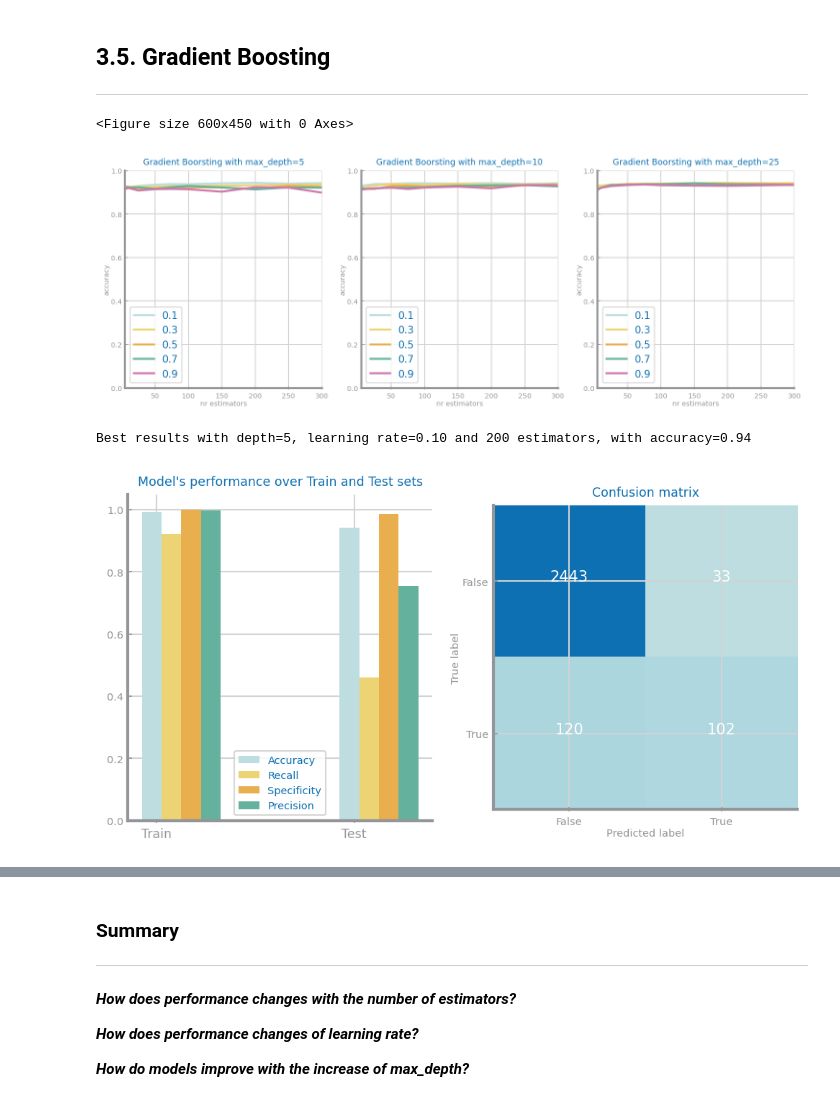
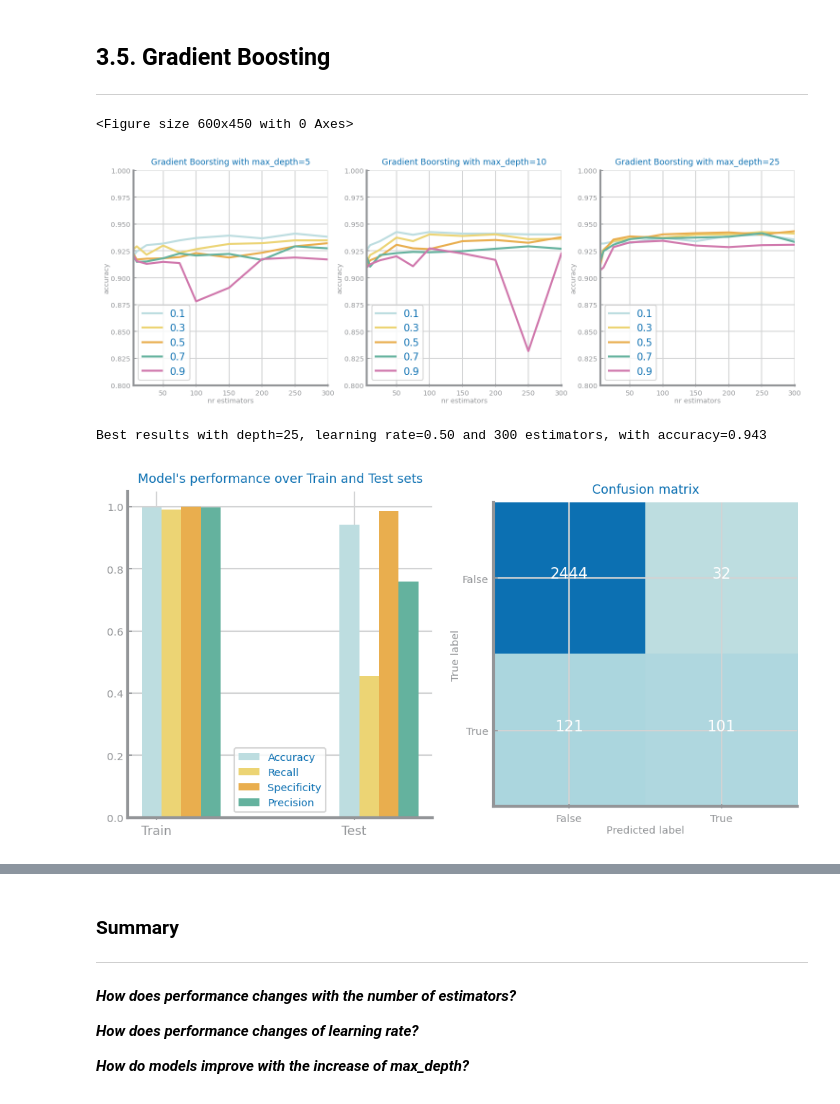
Before and after one commit to filipesousaist/ds_project, a Jupyter notebook: dataset2/Gradient Boosting/3_Classification.ipynb, the cells around one changed output, grey strips where cells are left out. Cells and saved outputs as stored; diff of their text form; code cells hidden in the pictures.

```diff
--- a/dataset2/Gradient Boosting/3_Classification.ipynb
+++ b/dataset2/Gradient Boosting/3_Classification.ipynb
@@ -34,39 +34,39 @@ n_estimators = [5, 10, 25, 50, 75, 100, 150, 200, 250, 300]
 max_depths = [5, 10, 25]
 learning_rate = [.1, .3, .5, .7, .9]
 best = ('', 0, 0)
 last_best = 0
 best_tree = None
 
 cols = len(max_depths)
 plt.figure()
 fig, axs = plt.subplots(1, cols, figsize=(cols*ds.HEIGHT, ds.HEIGHT), squeeze=False)
 for k in range(len(max_depths)):
     d = max_depths[k]
     values = {}
     for lr in learning_rate:
         yvalues = []
         for n in n_estimators:
             gb = GradientBoostingClassifier(n_estimators=n, max_depth=d, learning_rate=lr)
             gb.fit(trnX, trnY)
             prdY = gb.predict(tstX)
             yvalues.append(metrics.accuracy_score(tstY, prdY))
             if yvalues[-1] > last_best:
                 best = (d, lr, n)
                 last_best = yvalues[-1]
                 best_tree = gb
         values[lr] = yvalues
     ds.multiple_line_chart(n_estimators, values, ax=axs[0, k], title='Gradient Boorsting with max_depth=%d'%d,
-                           xlabel='nr estimators', ylabel='accuracy', percentage=True)
+                           xlabel='nr estimators', ylabel='accuracy', percentage=True, yrange=(0.8, 1))
 
 plt.show()
 print('Best results with depth=%d, learning rate=%1.2f and %d estimators, with accuracy=%1.3f'%(best[0], best[1], best[2], last_best))
 # %% [output]
 <Figure size 600x450 with 0 Axes>
-[figure, old version]
+[figure, new version]
-Best results with depth=5, learning rate=0.10 and 200 estimators, with accuracy=0.94
+Best results with depth=25, learning rate=0.50 and 300 estimators, with accuracy=0.943
 # %%
 prd_trn = best_tree.predict(trnX)
 prd_tst = best_tree.predict(tstX)
 ds.plot_evaluation_results(labels, trnY, prd_trn, tstY, prd_tst, showXTickLabels = True)
 # %% [output]
-[figure, old version]
+[figure, new version]
```
Also changed, not shown: parts of 2 cells of this notebook, 10 other files.
